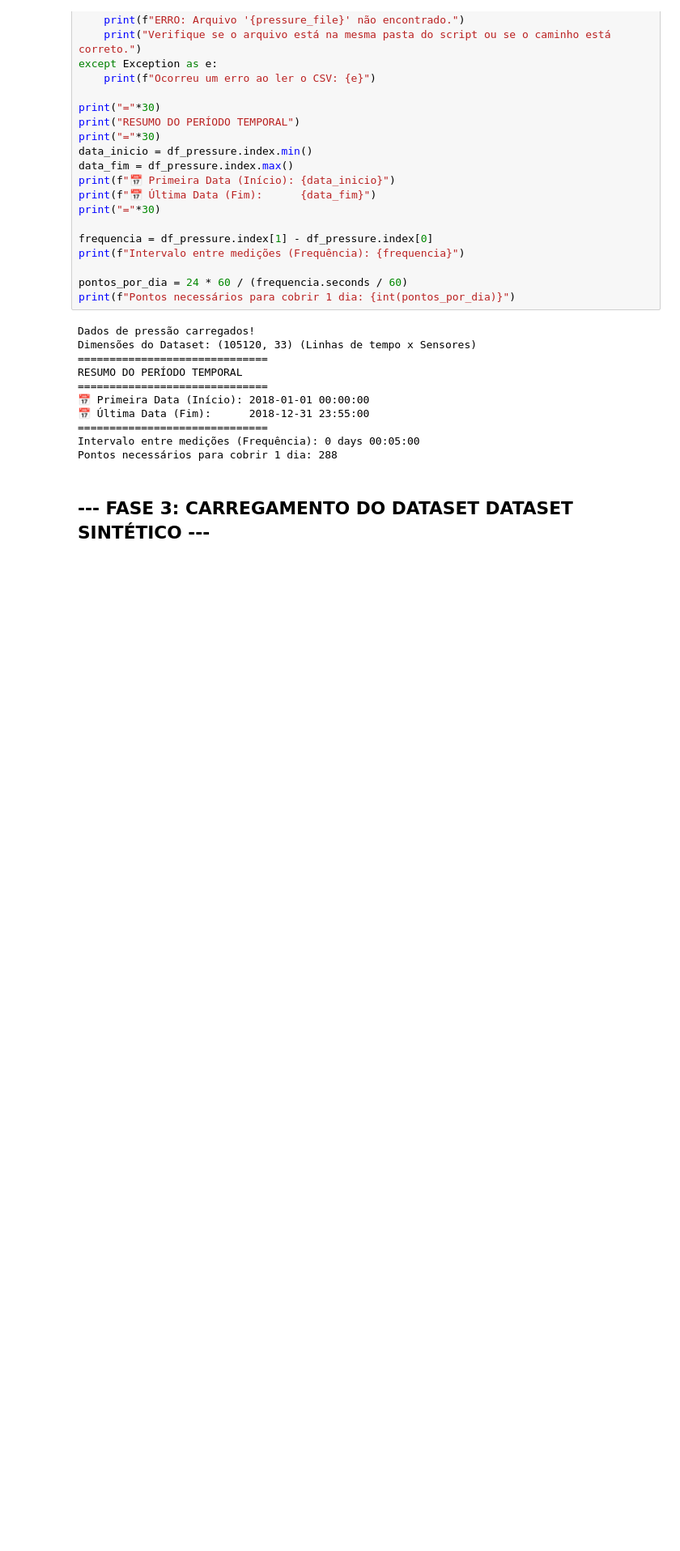
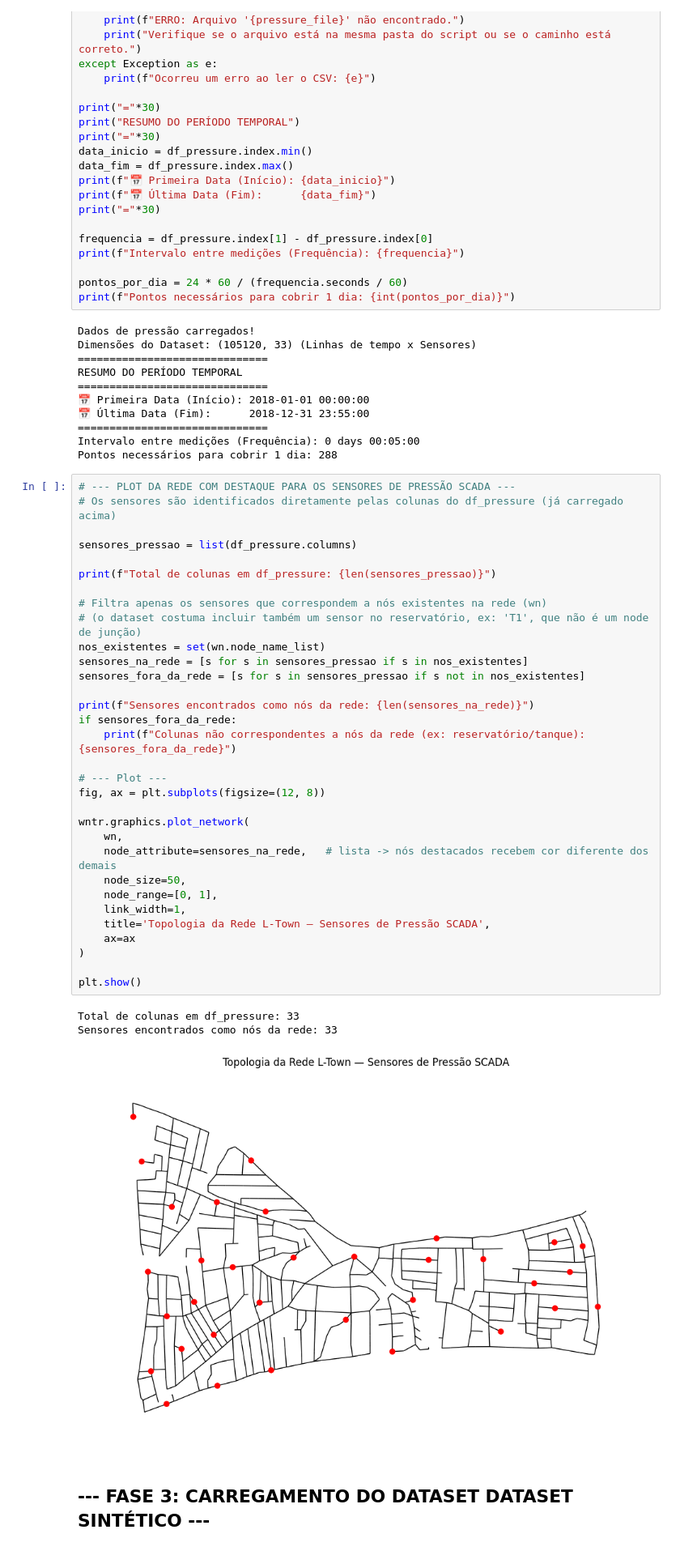
Before and after one commit to anacporto/tcc_mba_dsa, a Jupyter notebook: TCC_DSA_v1.0.ipynb, the cells around one changed output. Shown at 81% size. Saved outputs shown, nothing was run; the diff lists cells and outputs as text; blank space fills up the shorter version.

```diff
--- a/TCC_DSA_v1.0.ipynb
+++ b/TCC_DSA_v1.0.ipynb
@@ -178,6 +178,42 @@ RESUMO DO PERÍODO TEMPORAL
 ==============================
 Intervalo entre medições (Frequência): 0 days 00:05:00
 Pontos necessários para cobrir 1 dia: 288
+# %%
+# --- PLOT DA REDE COM DESTAQUE PARA OS SENSORES DE PRESSÃO SCADA ---
+# Os sensores são identificados diretamente pelas colunas do df_pressure (já carregado acima)
+
+sensores_pressao = list(df_pressure.columns)
+
+print(f"Total de colunas em df_pressure: {len(sensores_pressao)}")
+
+# Filtra apenas os sensores que correspondem a nós existentes na rede (wn)
+# (o dataset costuma incluir também um sensor no reservatório, ex: 'T1', que não é um node de junção)
+nos_existentes = set(wn.node_name_list)
+sensores_na_rede = [s for s in sensores_pressao if s in nos_existentes]
+sensores_fora_da_rede = [s for s in sensores_pressao if s not in nos_existentes]
+
+print(f"Sensores encontrados como nós da rede: {len(sensores_na_rede)}")
+if sensores_fora_da_rede:
+    print(f"Colunas não correspondentes a nós da rede (ex: reservatório/tanque): {sensores_fora_da_rede}")
+
+# --- Plot ---
+fig, ax = plt.subplots(figsize=(12, 8))
+
+wntr.graphics.plot_network(
+    wn,
+    node_attribute=sensores_na_rede,   # lista -> nós destacados recebem cor diferente dos demais
+    node_size=50,
+    node_range=[0, 1],
+    link_width=1,
+    title='Topologia da Rede L-Town — Sensores de Pressão SCADA',
+    ax=ax
+)
+
+plt.show()
+# %% [output]
+Total de colunas em df_pressure: 33
+Sensores encontrados como nós da rede: 33
+[figure, added]
 # %% [markdown]
 ## --- FASE 3: CARREGAMENTO DO DATASET DATASET SINTÉTICO ---
 # %%
```
Also changed, not shown: parts of 7 cells of this notebook, 1 other file.
